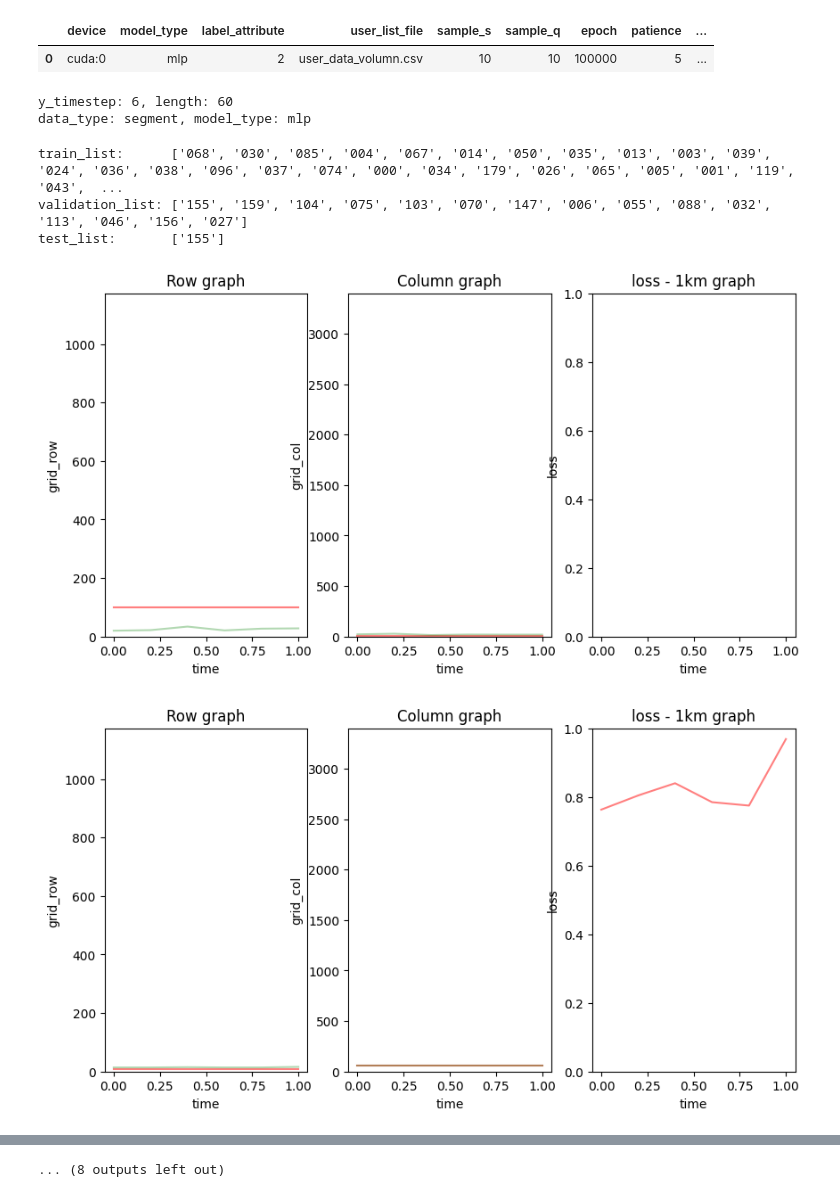
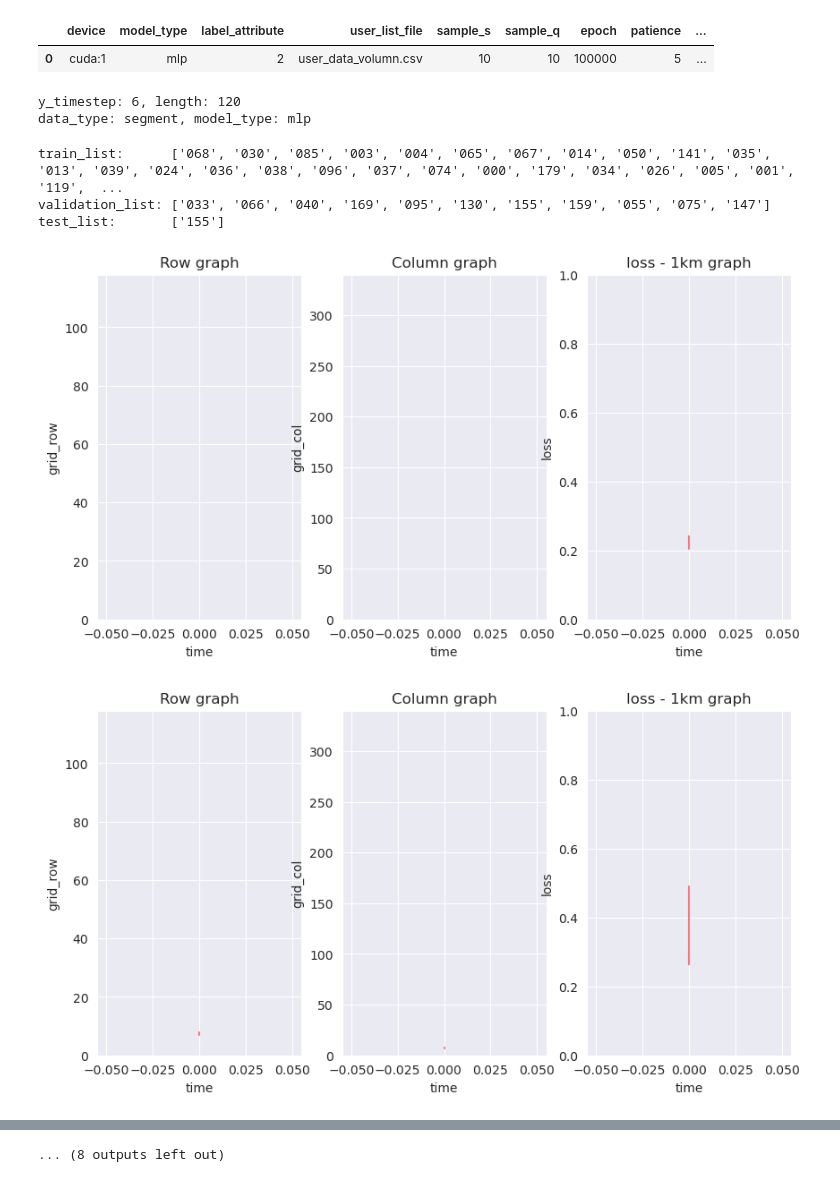
Before and after one commit to shkoma/geolife_timehetnet, a Jupyter notebook: test.ipynb, the cells around one changed output, grey strips where cells are left out. Drawn from its saved outputs; the diff is of its cells as text; code cells hidden in the pictures.

```diff
--- a/test.ipynb
+++ b/test.ipynb
@@ -4,7 +4,7 @@ from torch_mlp import MLP
 from torch_segment_dataset import SegmentDataset
 
 writer_dir_name = 'data/geolife/runs'
-log_dir_name = '[segment_mlp]_20240305-080201'
+log_dir_name = '[segment_mlp]_20240307-120543'
 log_folder = writer_dir_name + '/' + log_dir_name
 best_model_path = log_folder + '/best_model.pth'
 # best_model_path = log_folder + '/best_train_model.pth'
@@ -13,7 +13,7 @@ config_df = pd.read_csv(log_folder + '/configuration.csv')
 config_df.head()
 # %% [output]
 |  | device | model_type | label_attribute | user_list_file | sample_s | sample_q | epoch | patience | ... |
-| 0 | cuda:0 | mlp | 2 | user_data_volumn.csv | 10 | 10 | 100000 | 5 | ... |
+| 0 | cuda:1 | mlp | 2 | user_data_volumn.csv | 10 | 10 | 100000 | 5 | ... |
 # %%
 data_type = 'segment'
 model_type = 'mlp'
@@ -31,7 +31,7 @@ args_patience = config_df['patience'][0]
 gap_min = 12 # 1 min
 gap = gap_min
 
-hidden_layer = 3
+hidden_layer = 4
 cell = 256
 
 loss_method = 'mse'
@@ -42,7 +42,9 @@ loss_method = 'mse'
 x_attribute = config_df['x_attribute'][0]
 y_timestep = config_df['y_timestep'][0]
 length = config_df['length'][0]
-time_delta = 10
+
+round_sec = 10 # (seconds) per 10s
+time_delta = 20 # (minutes) 1 segment length
 
 train_list = config_df['train_list'][0]
 validation_list = config_df['val_list'][0]
@@ -60,7 +62,7 @@ is_train = False
 print(f"y_timestep: {y_timestep}, length: {length}")
 print(f"data_type: {data_type}, model_type: {model_type}")
 # %% [output]
-y_timestep: 6, length: 60
+y_timestep: 6, length: 120
 data_type: segment, model_type: mlp
 # %%
 # TensorBoard 설정
@@ -93,9 +95,9 @@ print(f"test_list:       {test_list}")
 if data_type == 'segment':
     ### TimeHetnet
     # Multi user
-    training_data           = SegmentDataset(model_type, data_dir, train_list, device, time_delta, y_timestep, length, label_attribute, sample_s, sample_q)
-    validation_data         = SegmentDataset(model_type, data_dir, validation_list, device, time_delta, y_timestep, length, label_attribute, sample_s, sample_q)
-    test_data               = SegmentDataset(model_type, data_dir, test_list, device, time_delta, y_timestep, length, label_attribute, sample_s, sample_q)
+    training_data           = SegmentDataset(model_type, data_dir, train_list, device,  round_sec, time_delta, y_timestep, length, label_attribute, sample_s, sample_q)
+    validation_data         = SegmentDataset(model_type, data_dir, validation_list, device,  round_sec, time_delta, y_timestep, length, label_attribute, sample_s, sample_q)
+    test_data               = SegmentDataset(model_type, data_dir, test_list, device, round_sec, time_delta, y_timestep, length, label_attribute, sample_s, sample_q)
 
     train_dataloader        = DataLoader(training_data, batch_size, shuffle=False)
     validation_dataloader   = DataLoader(validation_data, batch_size, shuffle=False)
@@ -113,7 +115,7 @@ if data_type == 'segment':
     else:
         best_model = MLP(input_shape=[length, x_attribute], y_timestep = y_timestep, loss_fn=loss_method, label_attribute=label_attribute, cell=cell, hidden_layer=hidden_layer)
 
-    best_model.load_state_dict(torch.load(best_model_path))
+    best_model.load_state_dict(torch.load(best_model_path, map_location=torch.device('cpu')))
 
 else:
     ### TimeHetnet
@@ -140,11 +142,11 @@ else:
                             block = str("gru,conv,conv,gru").split(","),
                             output_shape=[y_timestep, 2],
                             length=length)
-    best_model.load_state_dict(torch.load(best_model_path))
-    best_model.to(device=device)
+    best_model.load_state_dict(torch.load(best_model_path, map_location=torch.device('cpu')))
+    # best_model.to(device=device)
 # %% [output]
-train_list:      ['068', '030', '085', '004', '067', '014', '050', '035', '013', '003', '039', '024', '036', '038', '096', '037', '074', '000', '034', '179', '026', '065', '005', '001', '119', '043',  ...
-validation_list: ['155', '159', '104', '075', '103', '070', '147', '006', '055', '088', '032', '113', '046', '156', '027']
+train_list:      ['068', '030', '085', '003', '004', '065', '067', '014', '050', '141', '035', '013', '039', '024', '036', '038', '096', '037', '074', '000', '179', '034', '026', '005', '001', '119',  ...
+validation_list: ['033', '066', '040', '169', '095', '130', '155', '159', '055', '075', '147']
 test_list:       ['155']
 # %%
 # https://jimmy-ai.tistory.com/30
@@ -203,35 +205,35 @@ with torch.no_grad():
                 plt.figure(figsize=(10, 5))
                 plt.subplot(1, 3, 1)
                 plt.title('Row graph')
-                plt.ylim(0, 1173)
+                plt.ylim(0, 118)
                 # plt.axis([xmin, xmax, ymin, ymax])
                 # plt.scatter(df_norm, test_label[user_idx][test_idx][:, 0] , color='r', alpha=0.5)
                 # plt.scatter(df_norm, test_probs[user_idx][test_idx][:, 0], color='g', alpha=0.3)
                 plt.plot(df_norm, test_label[user_idx][test_idx][:, 0] , color='r', alpha=0.5)
                 plt.plot(df_norm, test_probs[user_idx][test_idx][:, 0], color='g', alpha=0.3)
                 plt.xlabel('time')
                 plt.ylabel('grid_row')
 
                 # fig_col = plt.figure(figsize=(5, 3))
                 plt.subplot(1, 3, 2)
                 plt.title('Column graph')
-                plt.ylim(0, 3399)
+                plt.ylim(0, 340)
                 # plt.scatter(df_norm, test_label[user_idx][test_idx][:, 1] , color='r', alpha=0.5)
                 # plt.scatter(df_norm, test_probs[user_idx][test_idx][:, 1], color='g', alpha=0.3)
                 plt.plot(df_norm, test_label[user_idx][test_idx][:, 1] , color='r', alpha=0.5)
                 plt.plot(df_norm, test_probs[user_idx][test_idx][:, 1], color='g', alpha=0.3)
                 plt.xlabel('time')
                 plt.ylabel('grid_col')
                 # plt.show()
 
                 plt.subplot(1, 3, 3)
                 # plt.axis([xmin, xmax, ymin, ymax])
                 # plt.axis([0, 1, 0, 1])
                 plt.ylim(0, 1)
                 plt.title('loss - 1km graph')
                 plt.plot(df_norm, (test_loss[user_idx][test_idx][:, 0])/10 , color='r', alpha=0.5)
                 plt.xlabel('time')
                 plt.ylabel('loss')
 # %% [output]
-[figure, old version]
+[figure, new version]
-[figure, old version]
+[figure, new version]
```
Also changed, not shown: parts of 1 cell of this notebook, 8 other files.
